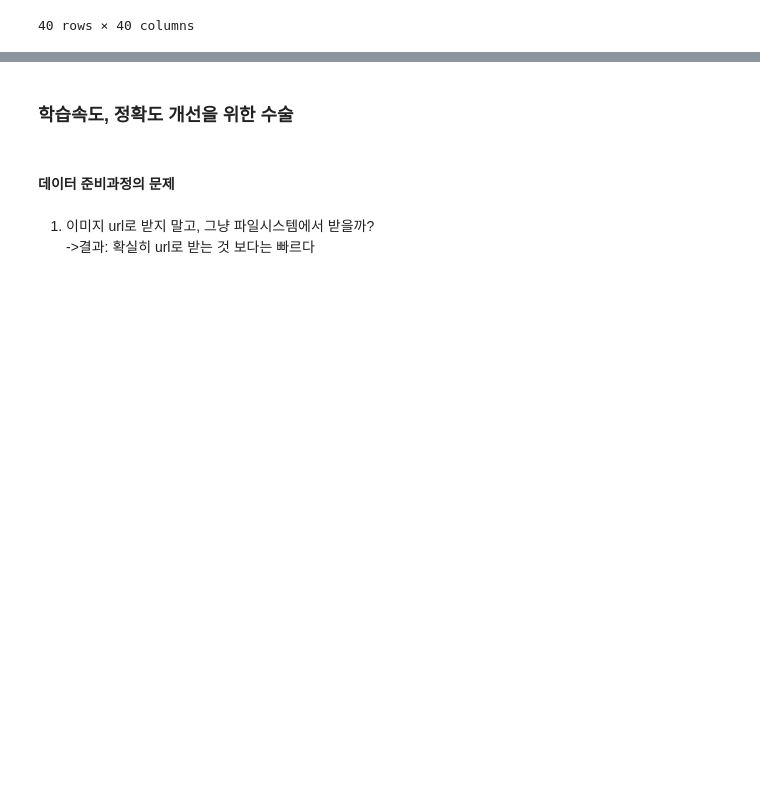
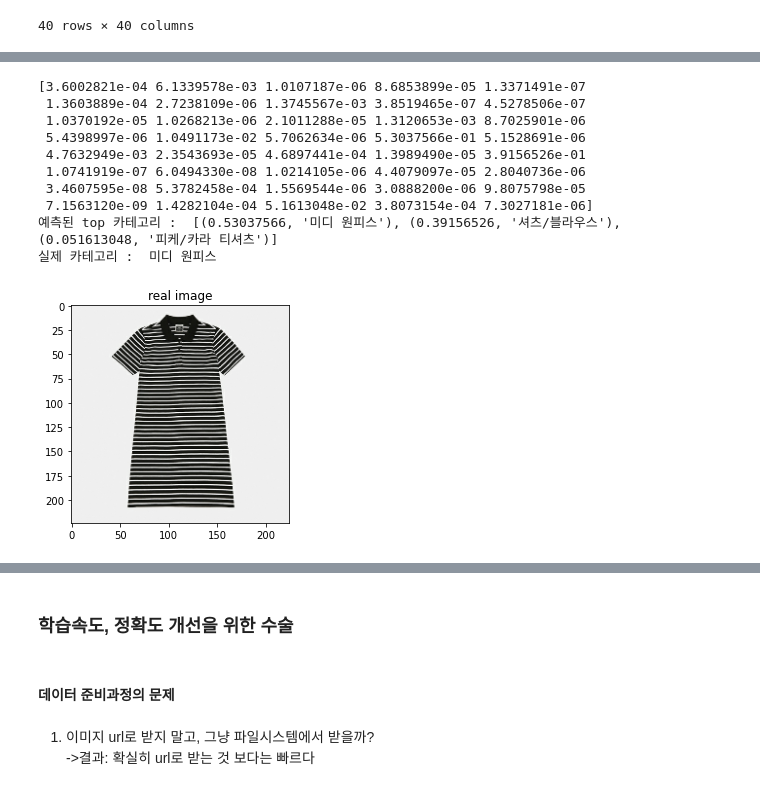
Before and after one commit to CodyBuilder-dev/like-clothes, a Jupyter notebook: ai-server/research/auto-tagging.ipynb, the cells around one changed output, grey strips where cells are left out. Saved outputs shown, nothing was run; the diff lists cells and outputs as text; code cells hidden in the pictures; blank space fills up the shorter version.

```diff
--- a/ai-server/research/auto-tagging.ipynb
+++ b/ai-server/research/auto-tagging.ipynb
@@ -429,0 +841,31 @@ ResourceExhaustedError: OOM when allocating tensor with shape[64,224,224,64] and
+# %%
+def choose_top_class(pred_result,num) :
+    category = minor_onehot.columns
+    return sorted(zip(pred_result,category), reverse=True)[:num]
+# %%
+#이미지 id를 입력하면 이미지 사진, 예측결과, 예측태그, 실제 태그를 보여주는 것
+def show_test_result(id,path_map,minor_map,model,top_category) :
+    img = load_image(path_map[id])
+    img_array = img.numpy()/255
+    plt.title("real image")
+    plt.imshow(img_array)
+    img = tf.expand_dims(img, 0)
+    model.predict(img)[0] #(1,41)형태로 나오므로 indexing 필수
+
+    print(model.predict(img)[0])
+    print("예측된 top 카테고리 : ",choose_top_class(model.predict(img)[0],top_category))
+    print("실제 카테고리 : ",minor_map[id])
+# %%
+show_test_result(2814,x_dict,y_dict,new_model,3)
+# %% [output]
+[3.6002821e-04 6.1339578e-03 1.0107187e-06 8.6853899e-05 1.3371491e-07
+ 1.3603889e-04 2.7238109e-06 1.3745567e-03 3.8519465e-07 4.5278506e-07
+ 1.0370192e-05 1.0268213e-06 2.1011288e-05 1.3120653e-03 8.7025901e-06
+ 5.4398997e-06 1.0491173e-02 5.7062634e-06 5.3037566e-01 5.1528691e-06
+ 4.7632949e-03 2.3543693e-05 4.6897441e-04 1.3989490e-05 3.9156526e-01
+ 1.0741919e-07 6.0494330e-08 1.0214105e-06 4.4079097e-05 2.8040736e-06
+ 3.4607595e-08 5.3782458e-04 1.5569544e-06 3.0888200e-06 9.8075798e-05
+ 7.1563120e-09 1.4282104e-04 5.1613048e-02 3.8073154e-04 7.3027181e-06]
+예측된 top 카테고리 :  [(0.53037566, '미디 원피스'), (0.39156526, '셔츠/블라우스'), (0.051613048, '피케/카라 티셔츠')]
+실제 카테고리 :  미디 원피스
+[figure, added]
```
Also changed, not shown: parts of 117 cells of this notebook.
